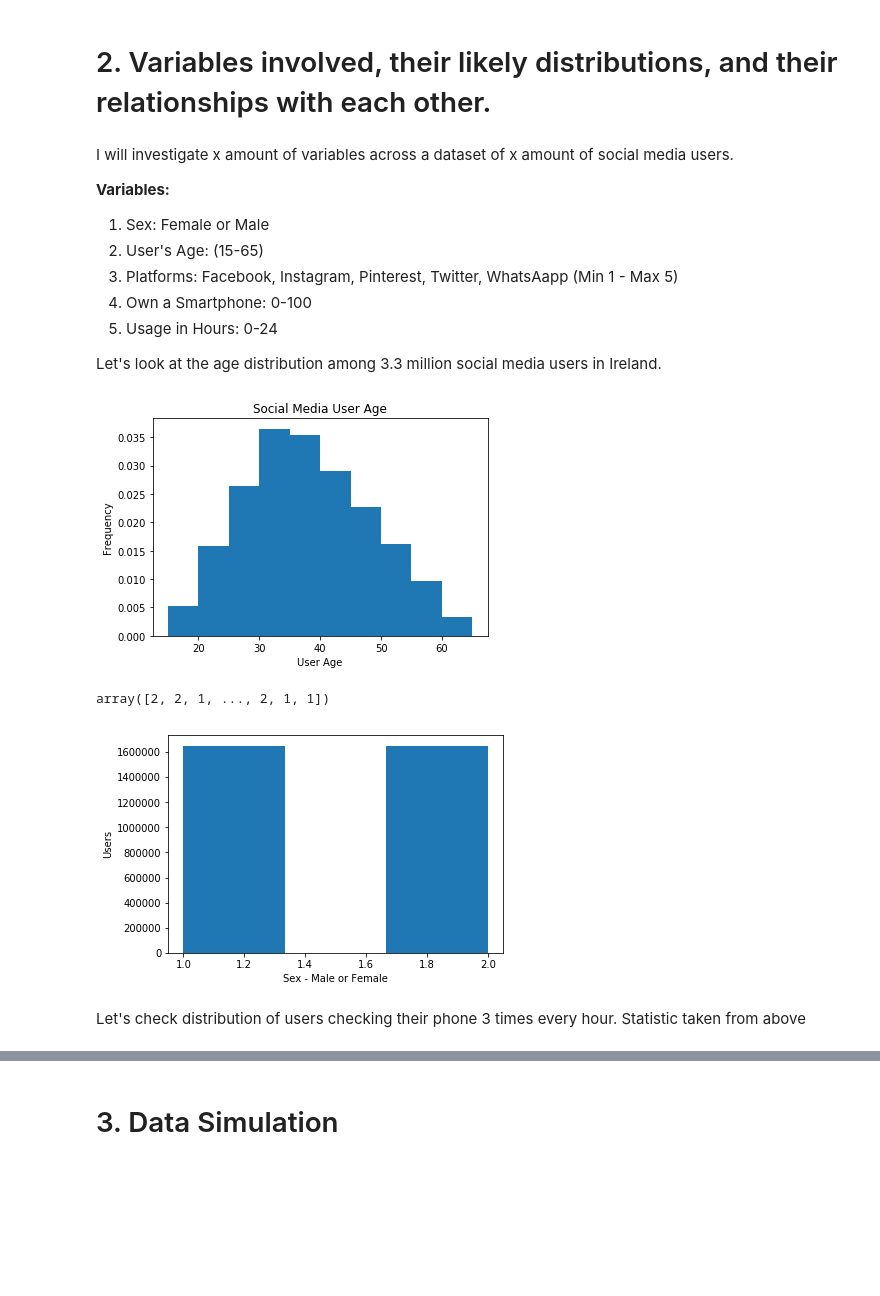
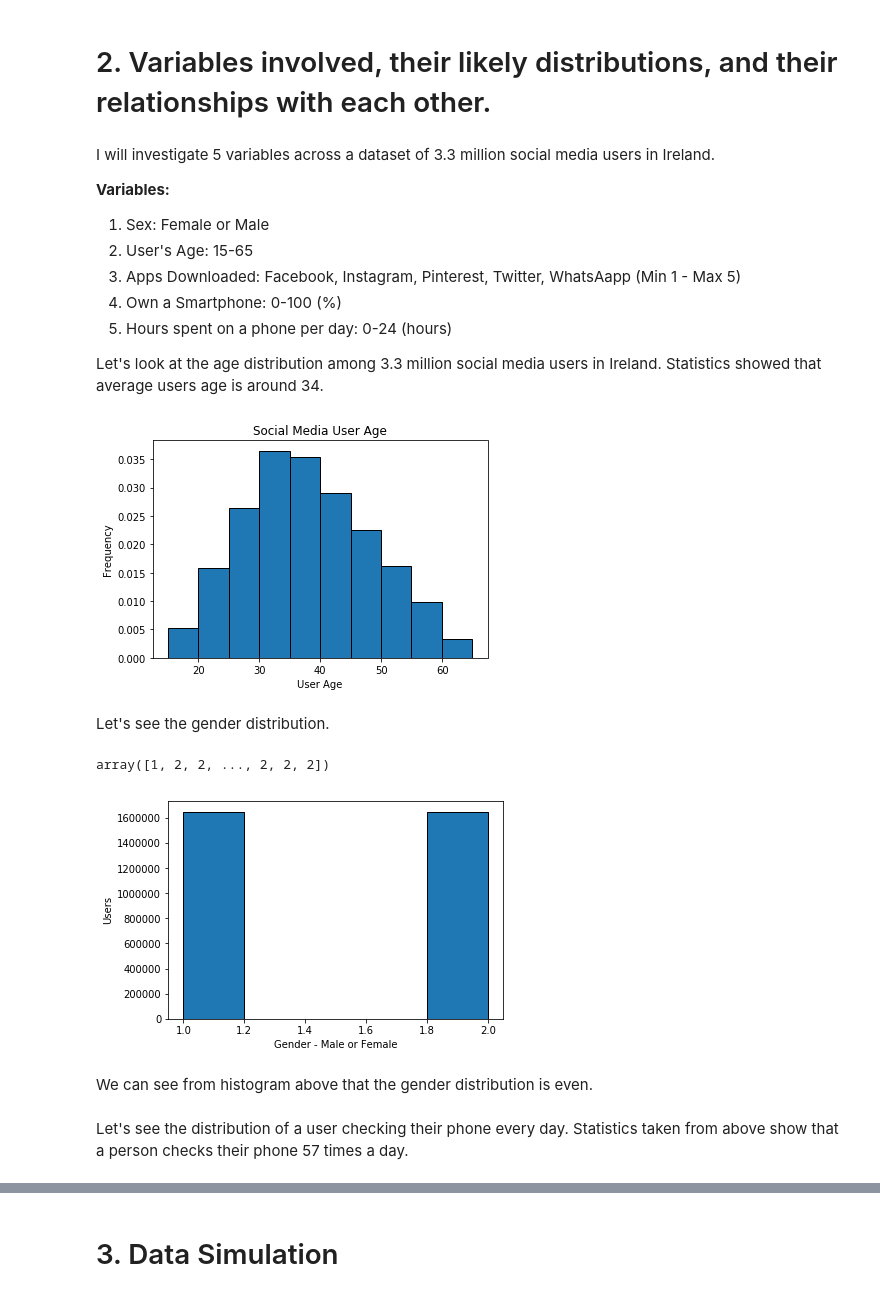
Before and after one commit to simonava5/ProgrammingProject, a Jupyter notebook: Real Life Data.ipynb, the cells around one changed output, grey strips where cells are left out. Cells and saved outputs as stored; diff of their text form; code cells hidden in the pictures; blank space fills up the shorter version.

Commit message:
Worked on variable distributions

```diff
--- a/Real Life Data.ipynb
+++ b/Real Life Data.ipynb
@@ -68,45 +68,49 @@ import seaborn as sns
 # %% [markdown]
 # 2. Variables involved, their likely distributions, and their relationships with each other.
 # %% [markdown]
-I will investigate x amount of variables across a dataset of x amount of social media users.
+I will investigate 5 variables across a dataset of 3.3 million social media users in Ireland.
 
 **Variables:**
 
 1. Sex: Female or Male
-2. User's Age: (15-65)
-3. Platforms: Facebook, Instagram, Pinterest, Twitter, WhatsAapp (Min 1 - Max 5)
-4. Own a Smartphone: 0-100
-5. Usage in Hours: 0-24
+2. User's Age: 15-65
+3. Apps Downloaded: Facebook, Instagram, Pinterest, Twitter, WhatsAapp (Min 1 - Max 5)
+4. Own a Smartphone: 0-100 (%)
+5. Hours spent on a phone per day: 0-24 (hours)
 
-Let's look at the age distribution among 3.3 million social media users in Ireland.
+Let's look at the age distribution among 3.3 million social media users in Ireland. Statistics showed that average users age is around 34.
 # %%
 h = plt.hist(np.random.triangular(15, 34, 65, 3300000), bins=10,
-             normed=True)
+             normed=True, edgecolor='k')
 plt.ylabel('Frequency') # Label y axis
 plt.xlabel('User Age') # Label x axis
 plt.title('Social Media User Age') # Add title
 plt.show()
 # %% [output]
-[figure, old version]
+[figure, new version]
+# %% [markdown]
+Let's see the gender distribution.
 # %%
 # Male = 1
 # Female = 2
 
-np.random.seed(1234)
+np.random.seed(12345) # I did a seed reset so the numbers stay the same every time
 
-Sex = np.random.randint(1, 3, 3300000) # 3 million users
-Sex
+Gender = np.random.randint(1, 3, 3300000) # 1 - males, 3 - females but not included, 3 million users
+Gender
 # %% [output]
-array([2, 2, 1, ..., 2, 1, 1])
+array([1, 2, 2, ..., 2, 2, 2])
 # %%
-plt.hist(Sex, bins=3)
+plt.hist(Gender, bins=5, edgecolor='k')
 plt.ylabel("Users")
-plt.xlabel("Sex - Male or Female")
+plt.xlabel("Gender - Male or Female")
 plt.show()
 # %% [output]
-[figure, old version]
+[figure, new version]
+# %% [markdown]
+We can see from histogram above that the gender distribution is even.
 # %% [markdown]
-Let's check distribution of users checking their phone 3 times every hour. Statistic taken from above
+Let's see the distribution of a user checking their phone every day. Statistics taken from above show that a person checks their phone 57 times a day.
 # %%
 Usage = np.random.normal(57,3,3300000). round(0)
 Usage
```
Also changed, not shown: parts of 5 cells of this notebook.
